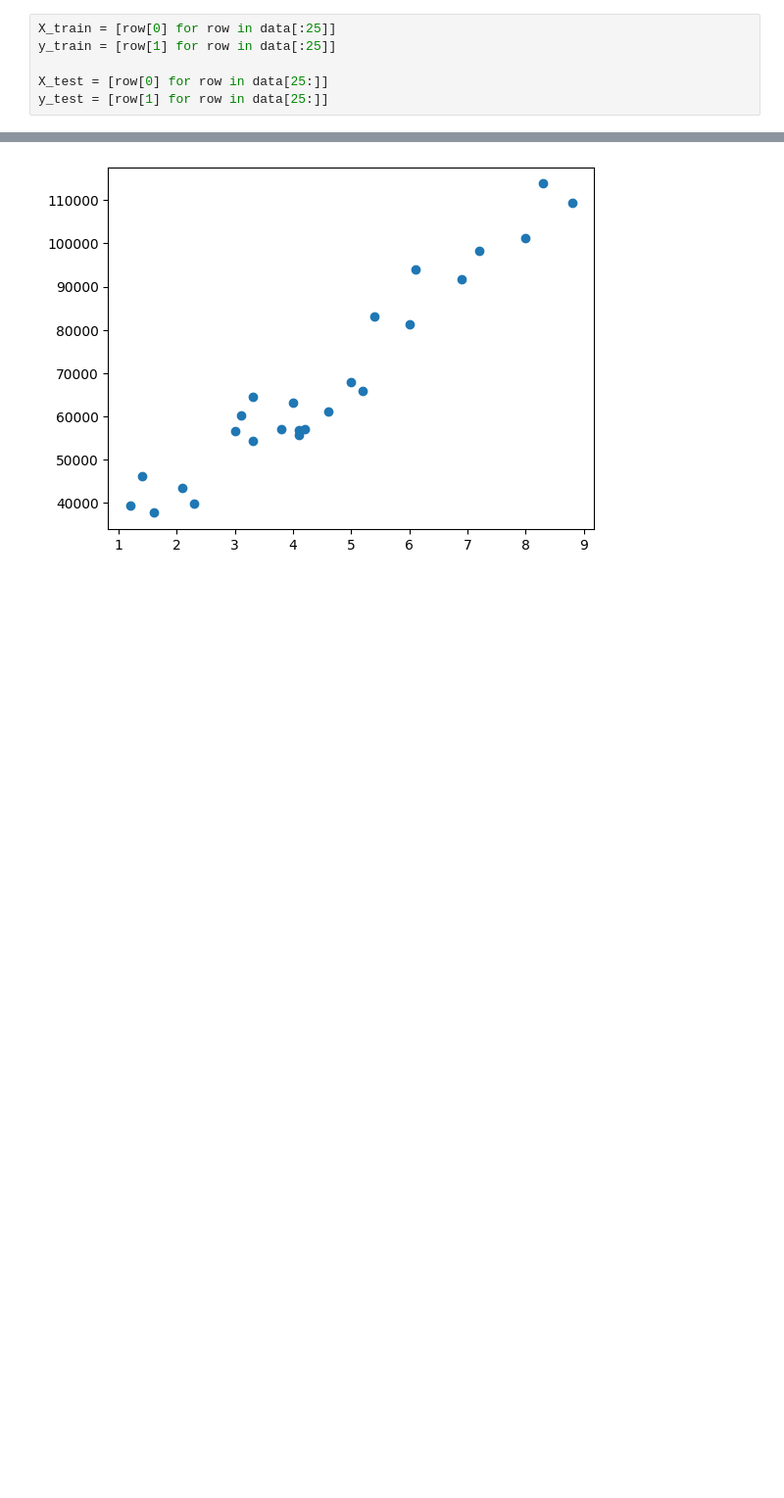
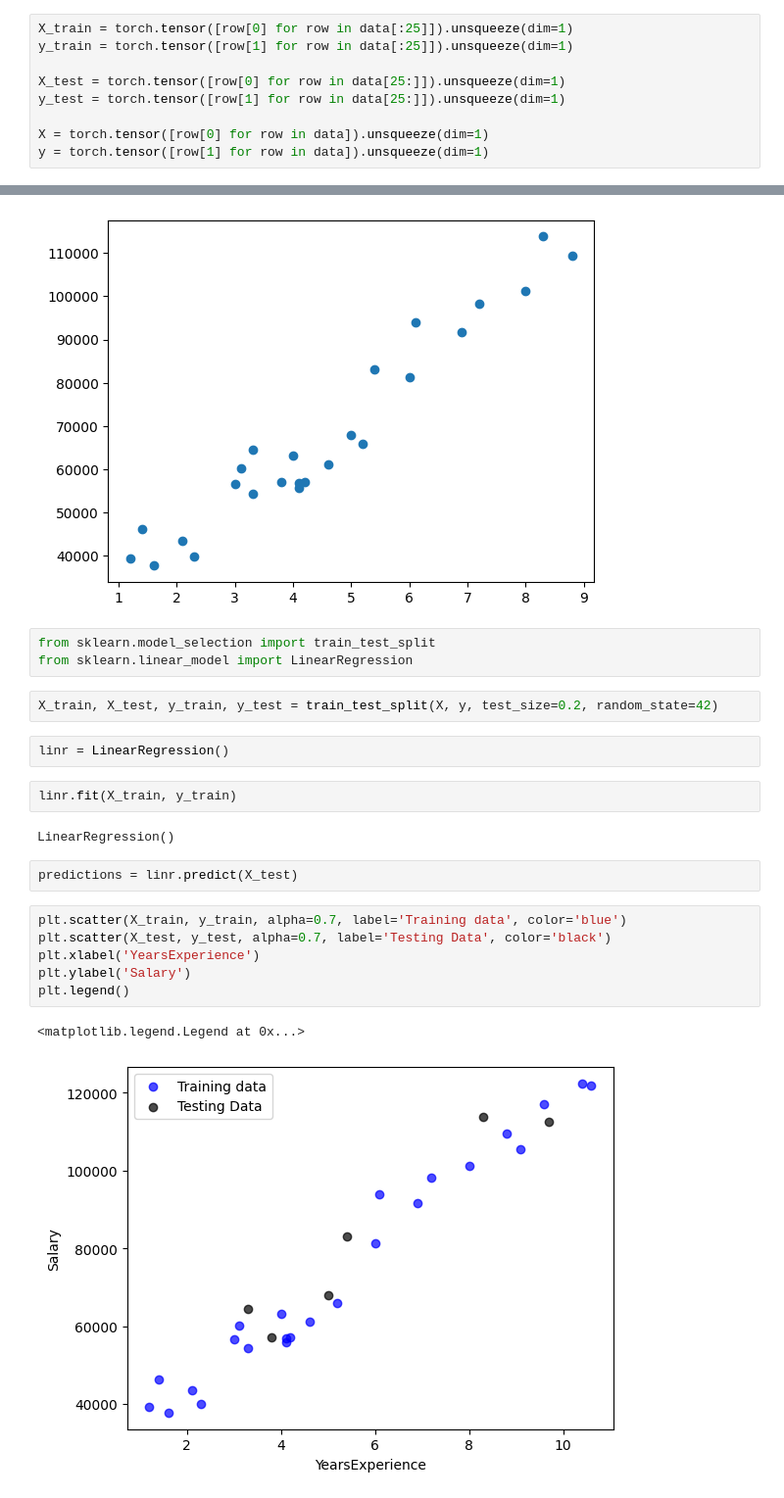
Before and after one commit to mzums/kaggle, a Jupyter notebook: salary_dataset.ipynb, the cells around one changed output, grey strips where cells are left out. Shown at 98% size. Saved outputs shown, nothing was run; the diff lists cells and outputs as text; blank space fills up the shorter version.

Commit message:
linear regression from sklearn

```diff
--- a/salary_dataset.ipynb
+++ b/salary_dataset.ipynb
@@ -50,8 +53,11 @@ with open('Salary_dataset.csv', newline='') as csvfile:
 10.4 122392.0
 10.6 121873.0
 # %%
-X_train = [row[0] for row in data[:25]]
-y_train = [row[1] for row in data[:25]]
+X_train = torch.tensor([row[0] for row in data[:25]]).unsqueeze(dim=1)
+y_train = torch.tensor([row[1] for row in data[:25]]).unsqueeze(dim=1)
 
-X_test = [row[0] for row in data[25:]]
-y_test = [row[1] for row in data[25:]]
+X_test = torch.tensor([row[0] for row in data[25:]]).unsqueeze(dim=1)
+y_test = torch.tensor([row[1] for row in data[25:]]).unsqueeze(dim=1)
+
+X = torch.tensor([row[0] for row in data]).unsqueeze(dim=1)
+y = torch.tensor([row[1] for row in data]).unsqueeze(dim=1)
@@ -66,3 +96,25 @@ plt.plot(X_train, y_train, 'o')
 # %% [output]
 [<matplotlib.lines.Line2D at 0x...>]
 [figure]
+# %%
+from sklearn.model_selection import train_test_split
+from sklearn.linear_model import LinearRegression
+# %%
+X_train, X_test, y_train, y_test = train_test_split(X, y, test_size=0.2, random_state=42)
+# %%
+linr = LinearRegression()
+# %%
+linr.fit(X_train, y_train)
+# %% [output]
+LinearRegression()
+# %%
+predictions = linr.predict(X_test)
+# %%
+plt.scatter(X_train, y_train, alpha=0.7, label='Training data', color='blue')
+plt.scatter(X_test, y_test, alpha=0.7, label='Testing Data', color='black')
+plt.xlabel('YearsExperience')
+plt.ylabel('Salary')
+plt.legend()
+# %% [output]
+<matplotlib.legend.Legend at 0x...>
+[figure, added]
```
Also changed, not shown: parts of 5 cells of this notebook.
